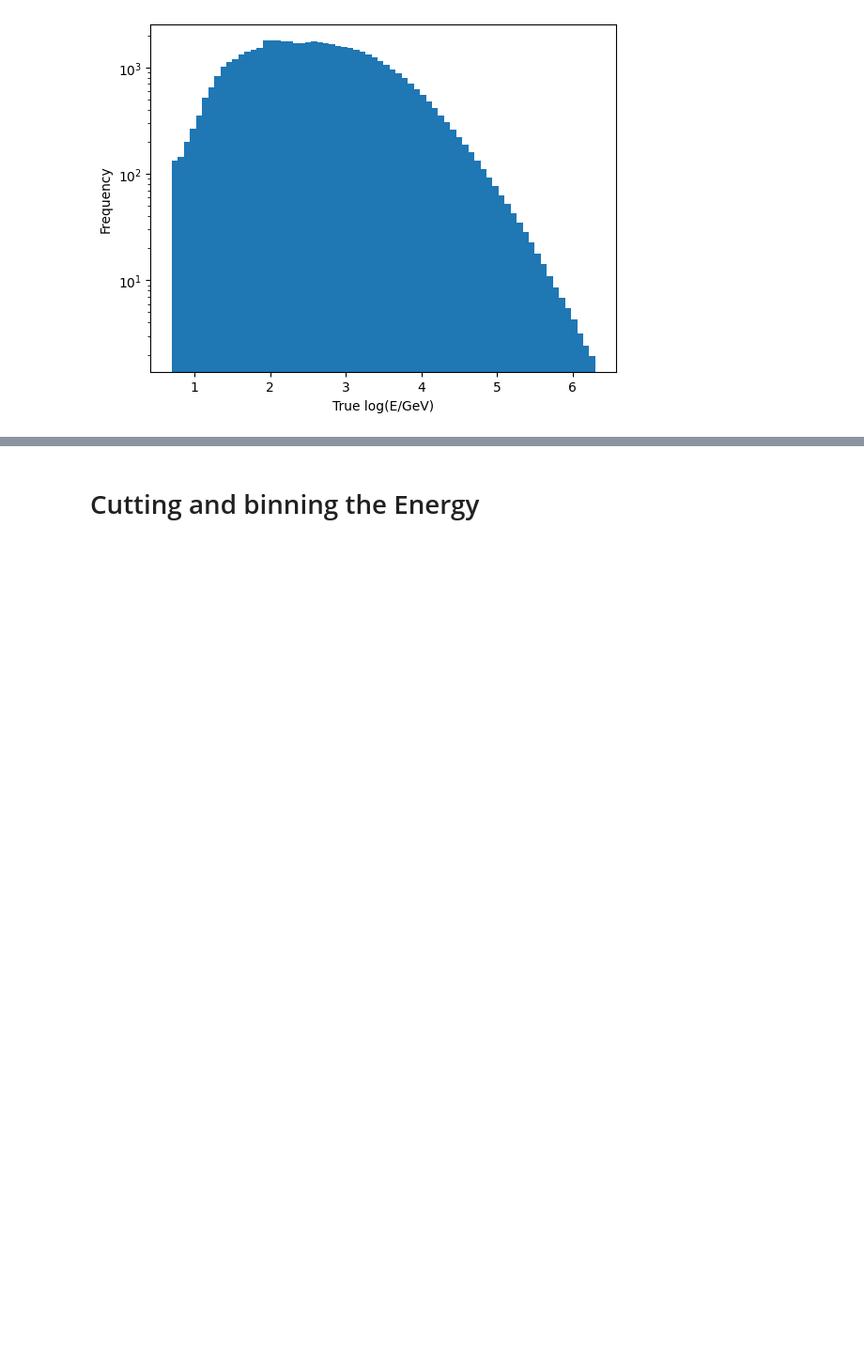
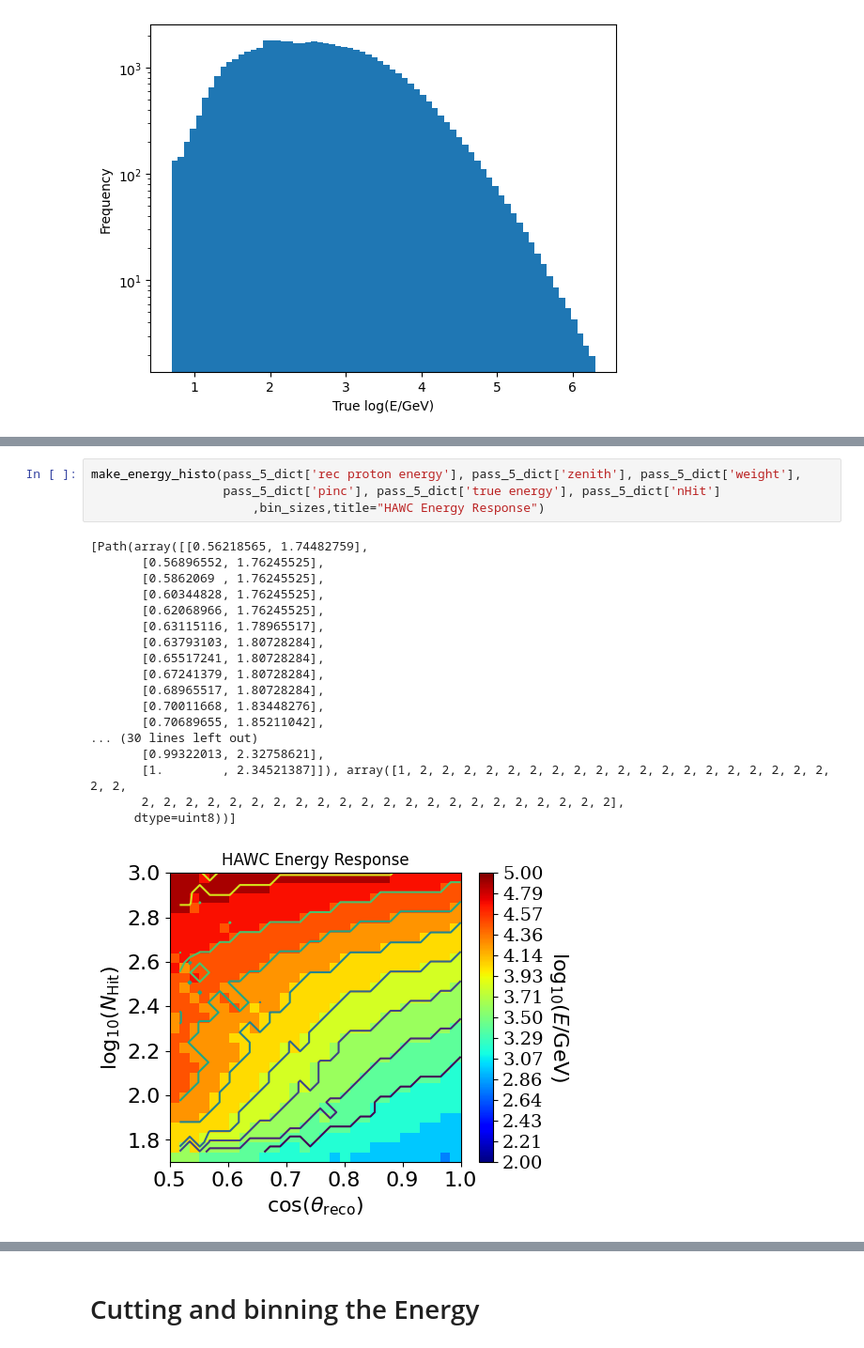
Before and after one commit to riyakore/WIPAC, a Jupyter notebook: Monte_Carlo_Data.ipynb, the cells around one changed output, grey strips where cells are left out. Shown at 94% size. Saved outputs shown, nothing was run; the diff lists cells and outputs as text; blank space fills up the shorter version.

```diff
--- a/Monte_Carlo_Data.ipynb
+++ b/Monte_Carlo_Data.ipynb
@@ -192,0 +363,23 @@ plt.show()
+# %%
+make_energy_histo(pass_5_dict['rec proton energy'], pass_5_dict['zenith'], pass_5_dict['weight'],
+                  pass_5_dict['pinc'], pass_5_dict['true energy'], pass_5_dict['nHit']
+                      ,bin_sizes,title="HAWC Energy Response")
+# %% [output]
+[Path(array([[0.56218565, 1.74482759],
+       [0.56896552, 1.76245525],
+       [0.5862069 , 1.76245525],
+       [0.60344828, 1.76245525],
+       [0.62068966, 1.76245525],
+       [0.63115116, 1.78965517],
+       [0.63793103, 1.80728284],
+       [0.65517241, 1.80728284],
+       [0.67241379, 1.80728284],
+       [0.68965517, 1.80728284],
+       [0.70011668, 1.83448276],
+       [0.70689655, 1.85211042],
+... (30 lines left out)
+       [0.99322013, 2.32758621],
+       [1.        , 2.34521387]]), array([1, 2, 2, 2, 2, 2, 2, 2, 2, 2, 2, 2, 2, 2, 2, 2, 2, 2, 2, 2, 2, 2,
+       2, 2, 2, 2, 2, 2, 2, 2, 2, 2, 2, 2, 2, 2, 2, 2, 2, 2, 2, 2, 2, 2],
+      dtype=uint8))]
+[figure, added]
```
Also changed, not shown: parts of 9 cells of this notebook.
